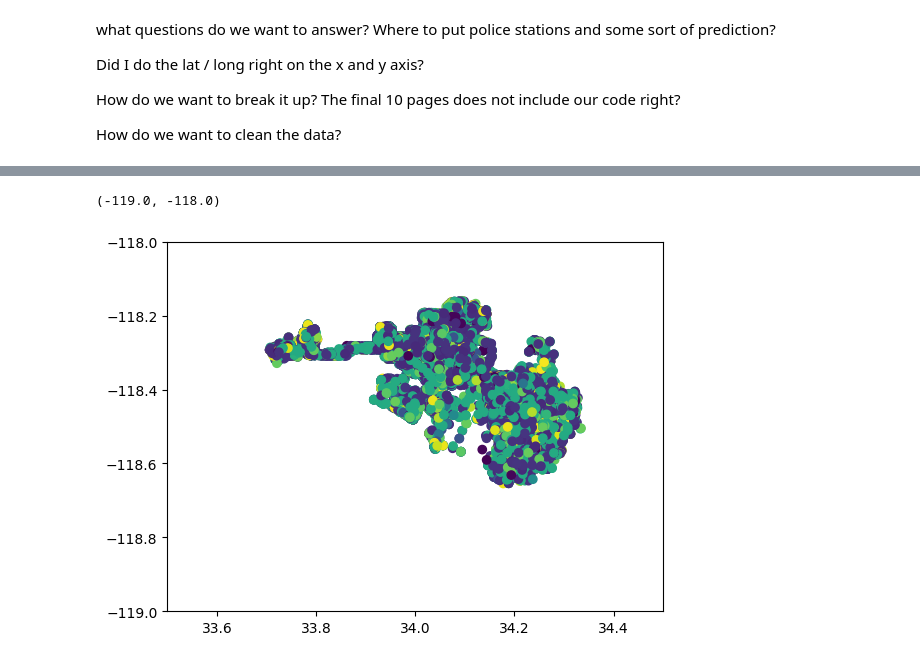
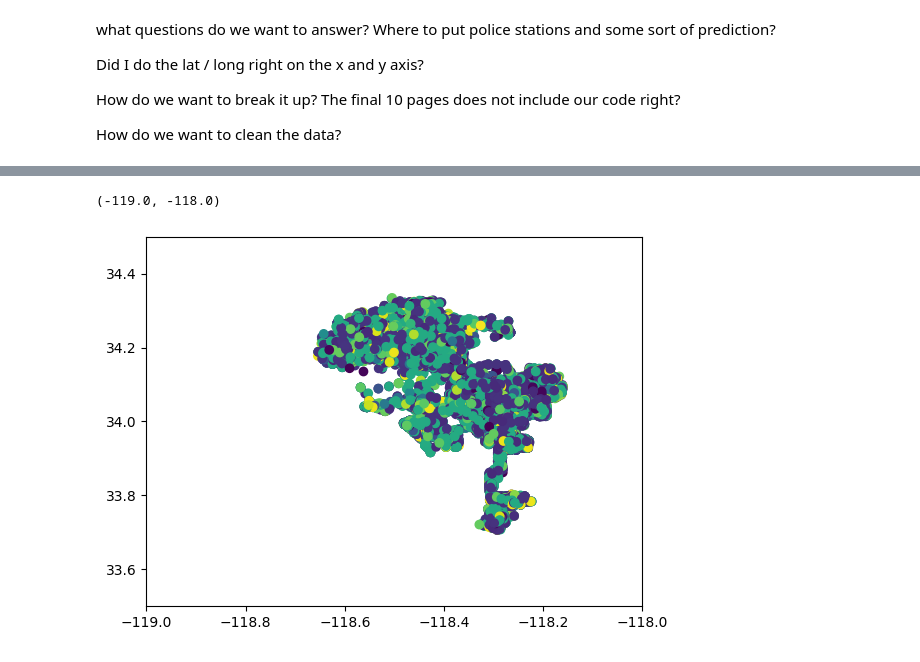
Before and after one commit to zaccmeyer/2020Crime, a Jupyter notebook: Crime_La.ipynb, the cells around one changed output, grey strips where cells are left out. Saved outputs shown, nothing was run; the diff lists cells and outputs as text; code cells hidden in the pictures.

```diff
--- a/Crime_La.ipynb
+++ b/Crime_La.ipynb
@@ -12,3 +12,21 @@ How do we want to clean the data?
 import numpy as np
 import pandas as pd
 from matplotlib import pyplot as plt
+# %%
+#DATA CLEANING CELL
+my_data = pd.read_csv('Crime_Data_from_2020_to_Present.csv')
+# print(len(my_data.columns))
+my_data = my_data.drop(columns=['Vict Descent','Status','Status Desc'])
+# print(len(my_data.columns))
+all_c = list(my_data.columns)
+final = []
+for i in all_c:
+    if 'Crm' not in i:
+        final.append(i)
+final.append('Crm Cd 1')
+# print(len(final))
+my_data.dropna(inplace=True,subset=final)
+# my_data = my_data[my_data['LON'] != 0]
+# my_data = my_data[my_data['LAT'] != 0]
+
+print(len(my_data))
@@ -15,5 +35,5 @@ from matplotlib import pyplot as plt
 # %%
-my_data = pd.read_csv('Crime_Data_from_2020_to_Present.csv')
-print(len(my_data))
-my_data.dropna(inplace=True)
-print(len(my_data))
+# my_data = pd.read_csv('Crime_Data_from_2020_to_Present.csv')
+# print(len(my_data))
+# my_data.dropna(inplace=True)
+# print(len(my_data))
@@ -60,11 +71,11 @@ my_data
 # %%
 location = my_data[['Crm Cd','LAT','LON']]
-plt.scatter(location['LAT'],location['LON'],c=location['Crm Cd'])
-plt.xlim((33.5,34.5))
-plt.ylim((-119,-118))
+plt.scatter(location['LON'],location['LAT'],c=location['Crm Cd'])
+plt.ylim((33.5,34.5))
+plt.xlim((-119,-118))
 # %% [output]
 (-119.0, -118.0)
-[figure, old version]
+[figure, new version]
 # %%
 class KMeans:
     """Basic k-means clustering class."""
```
Also changed, not shown: parts of 10 cells of this notebook.
